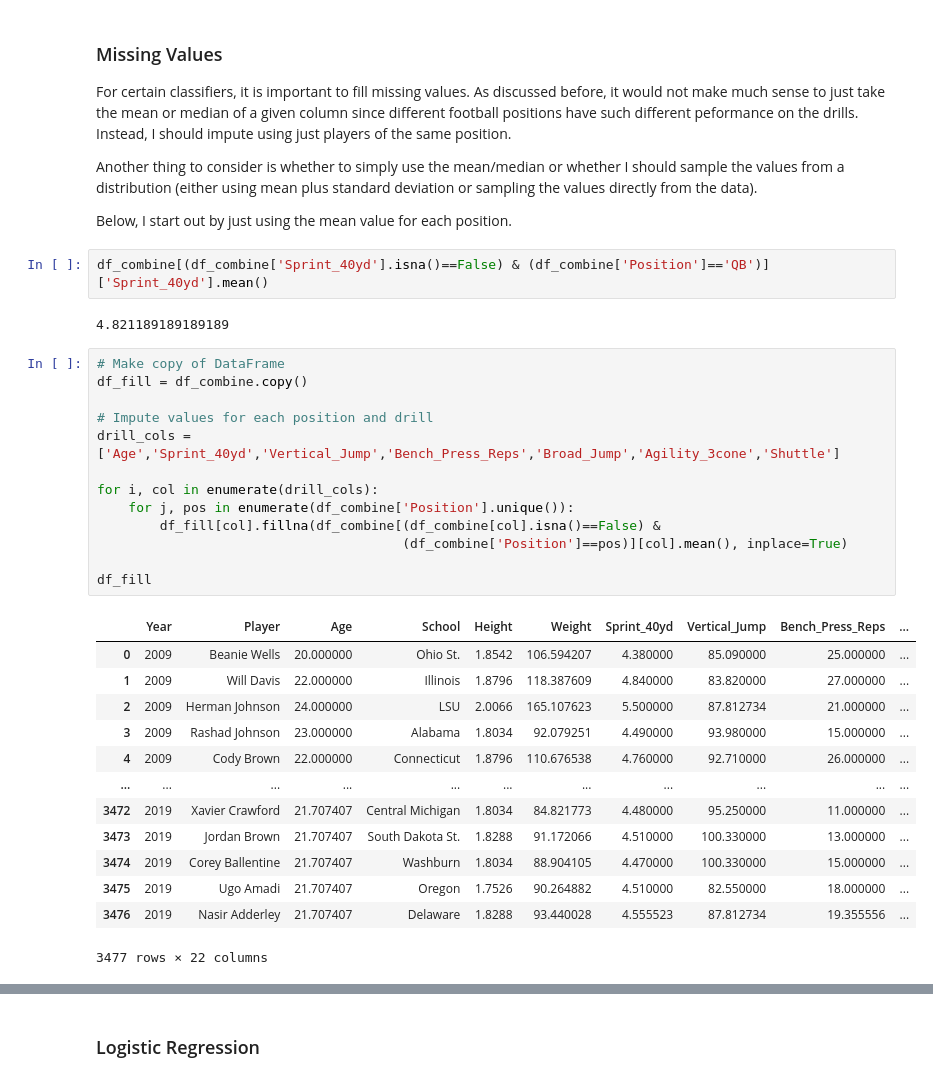
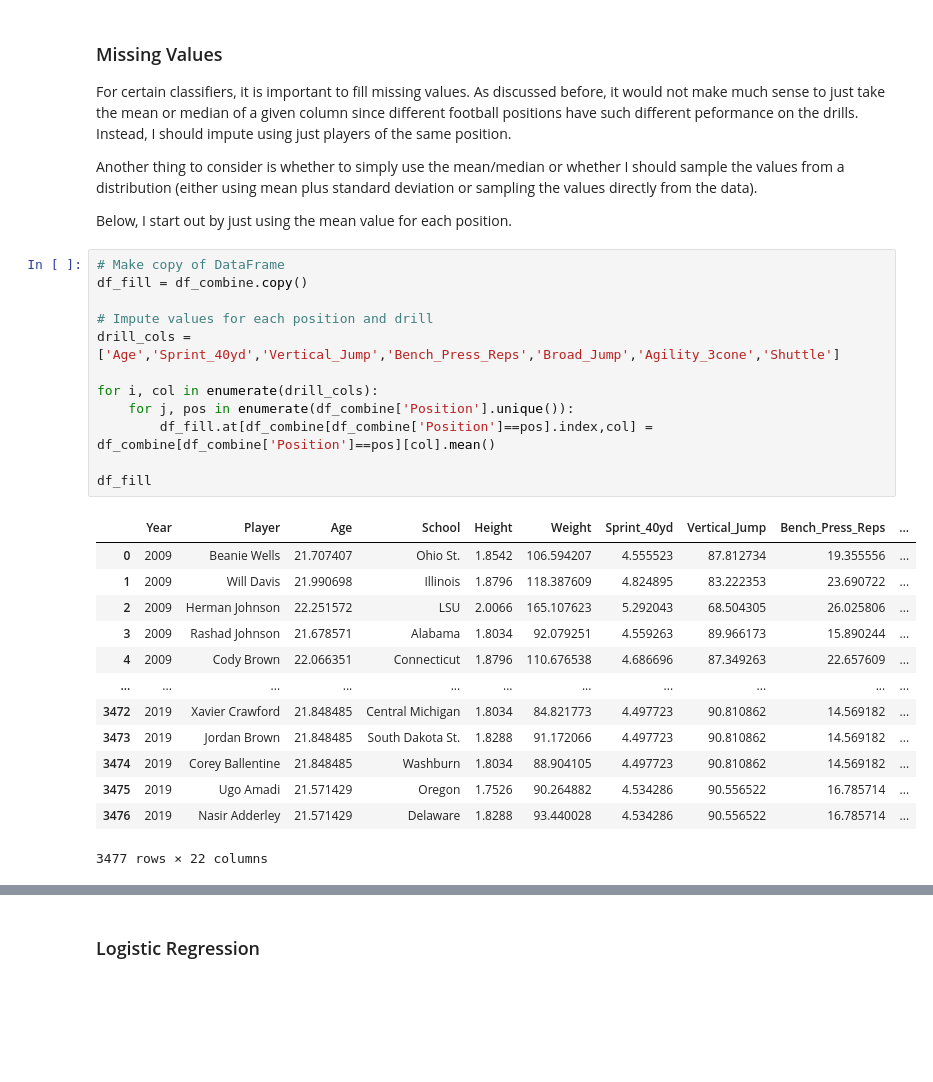
Before and after one commit to daviderics/NFL_Combine_Project, a Jupyter notebook: student.ipynb, the cells around one changed output, grey strips where cells are left out. Cells and saved outputs as stored; diff of their text form; blank space fills up the shorter version.

```diff
--- a/student.ipynb
+++ b/student.ipynb
@@ -403,36 +403,31 @@ For certain classifiers, it is important to fill missing values. As discussed be
 Another thing to consider is whether to simply use the mean/median or whether I should sample the values from a distribution (either using mean plus standard deviation or sampling the values directly from the data).
 
 Below, I start out by just using the mean value for each position.
-# %%
-df_combine[(df_combine['Sprint_40yd'].isna()==False) & (df_combine['Position']=='QB')]['Sprint_40yd'].mean()
-# %% [output]
-4.821189189189189
 # %%
 # Make copy of DataFrame
 df_fill = df_combine.copy()
 
 # Impute values for each position and drill
 drill_cols = ['Age','Sprint_40yd','Vertical_Jump','Bench_Press_Reps','Broad_Jump','Agility_3cone','Shuttle']
 
 for i, col in enumerate(drill_cols):
     for j, pos in enumerate(df_combine['Position'].unique()):
-        df_fill[col].fillna(df_combine[(df_combine[col].isna()==False) &
-                                       (df_combine['Position']==pos)][col].mean(), inplace=True)
+        df_fill.at[df_combine[df_combine['Position']==pos].index,col] = df_combine[df_combine['Position']==pos][col].mean()
 
 df_fill
 # %% [output]
 |  | Year | Player | Age | School | Height | Weight | Sprint_40yd | Vertical_Jump | Bench_Press_Reps | ... |
-| 0 | 2009 | Beanie Wells | 20.000000 | Ohio St. | 1.8542 | 106.594207 | 4.380000 | 85.090000 | 25.000000 | ... |
-| 1 | 2009 | Will Davis | 22.000000 | Illinois | 1.8796 | 118.387609 | 4.840000 | 83.820000 | 27.000000 | ... |
-| 2 | 2009 | Herman Johnson | 24.000000 | LSU | 2.0066 | 165.107623 | 5.500000 | 87.812734 | 21.000000 | ... |
-| 3 | 2009 | Rashad Johnson | 23.000000 | Alabama | 1.8034 | 92.079251 | 4.490000 | 93.980000 | 15.000000 | ... |
-| 4 | 2009 | Cody Brown | 22.000000 | Connecticut | 1.8796 | 110.676538 | 4.760000 | 92.710000 | 26.000000 | ... |
+| 0 | 2009 | Beanie Wells | 21.707407 | Ohio St. | 1.8542 | 106.594207 | 4.555523 | 87.812734 | 19.355556 | ... |
+| 1 | 2009 | Will Davis | 21.990698 | Illinois | 1.8796 | 118.387609 | 4.824895 | 83.222353 | 23.690722 | ... |
+| 2 | 2009 | Herman Johnson | 22.251572 | LSU | 2.0066 | 165.107623 | 5.292043 | 68.504305 | 26.025806 | ... |
+| 3 | 2009 | Rashad Johnson | 21.678571 | Alabama | 1.8034 | 92.079251 | 4.559263 | 89.966173 | 15.890244 | ... |
+| 4 | 2009 | Cody Brown | 22.066351 | Connecticut | 1.8796 | 110.676538 | 4.686696 | 87.349263 | 22.657609 | ... |
 | ... | ... | ... | ... | ... | ... | ... | ... | ... | ... | ... |
-| 3472 | 2019 | Xavier Crawford | 21.707407 | Central Michigan | 1.8034 | 84.821773 | 4.480000 | 95.250000 | 11.000000 | ... |
-| 3473 | 2019 | Jordan Brown | 21.707407 | South Dakota St. | 1.8288 | 91.172066 | 4.510000 | 100.330000 | 13.000000 | ... |
-| 3474 | 2019 | Corey Ballentine | 21.707407 | Washburn | 1.8034 | 88.904105 | 4.470000 | 100.330000 | 15.000000 | ... |
-| 3475 | 2019 | Ugo Amadi | 21.707407 | Oregon | 1.7526 | 90.264882 | 4.510000 | 82.550000 | 18.000000 | ... |
-| 3476 | 2019 | Nasir Adderley | 21.707407 | Delaware | 1.8288 | 93.440028 | 4.555523 | 87.812734 | 19.355556 | ... |
+| 3472 | 2019 | Xavier Crawford | 21.848485 | Central Michigan | 1.8034 | 84.821773 | 4.497723 | 90.810862 | 14.569182 | ... |
+| 3473 | 2019 | Jordan Brown | 21.848485 | South Dakota St. | 1.8288 | 91.172066 | 4.497723 | 90.810862 | 14.569182 | ... |
+| 3474 | 2019 | Corey Ballentine | 21.848485 | Washburn | 1.8034 | 88.904105 | 4.497723 | 90.810862 | 14.569182 | ... |
+| 3475 | 2019 | Ugo Amadi | 21.571429 | Oregon | 1.7526 | 90.264882 | 4.534286 | 90.556522 | 16.785714 | ... |
+| 3476 | 2019 | Nasir Adderley | 21.571429 | Delaware | 1.8288 | 93.440028 | 4.534286 | 90.556522 | 16.785714 | ... |
 3477 rows × 22 columns
 # %%
 df_fill.describe()
```
Also changed, not shown: parts of 10 cells of this notebook.
